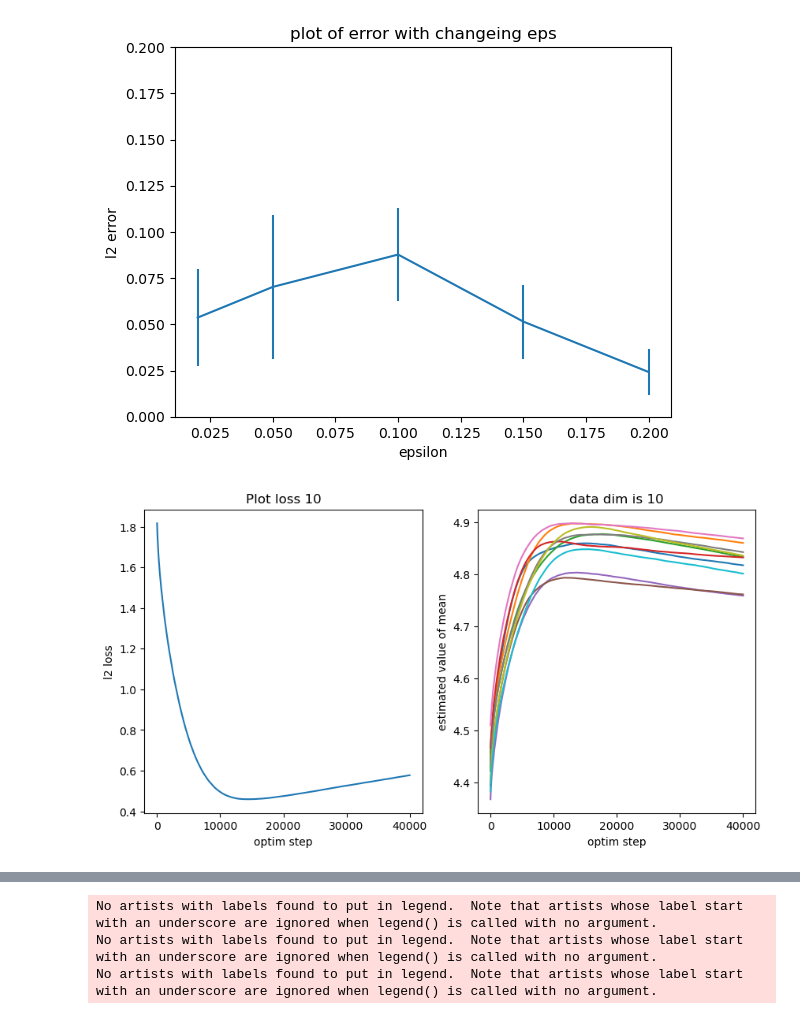
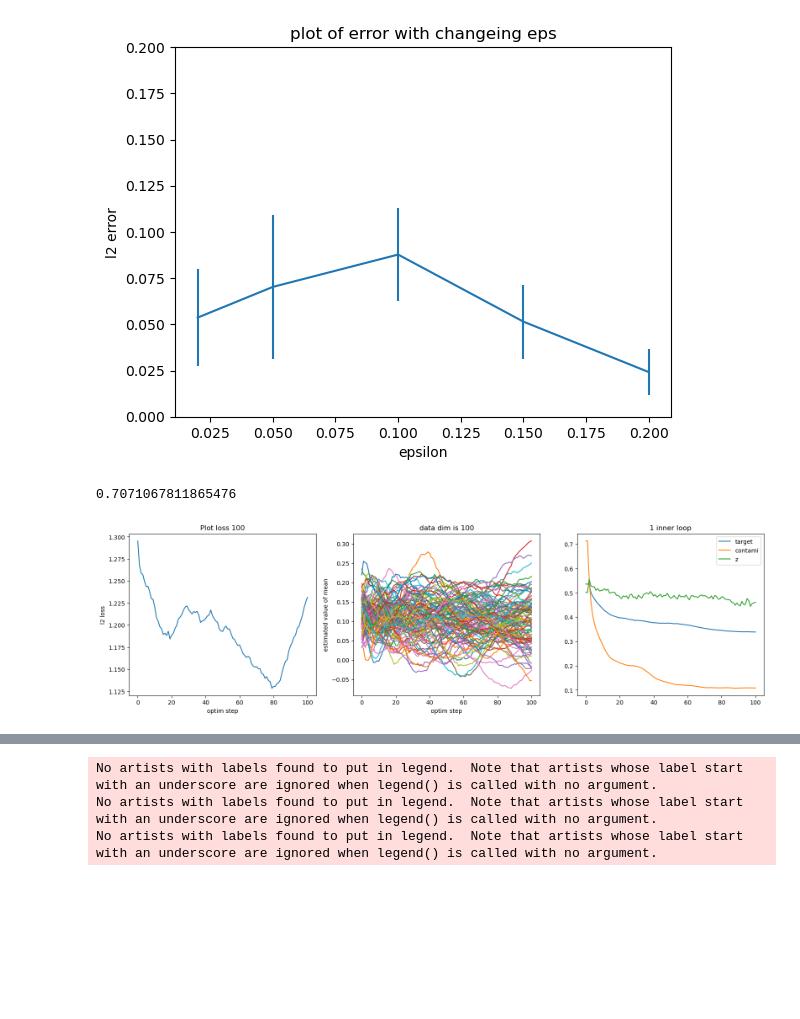
Before and after one commit to monarsan/robust-GAN, a Jupyter notebook: work/main/grad_plot.ipynb, the cells around one changed output, grey strips where cells are left out. Cells and saved outputs as stored; diff of their text form; code cells hidden in the pictures; blank space fills up the shorter version.

Commit message:
add:grad cliping, plots, script

```diff
--- a/work/main/grad_plot.ipynb
+++ b/work/main/grad_plot.ipynb
@@ -48,32 +48,51 @@ plt.title('plot of error with changeing eps')
 # %% [output]
 Text(0.5, 1.0, 'plot of error with changeing eps')
 [figure]
+# %%
+0.5 ** 0.5
+# %% [output]
+0.7071067811865476
 # %%
 # 卒論プロット用
 loss = []
 
-for i in tqdm(range(1)):
-    gan = GAN(data_dim=10, eps=0.3)
-    gan.dist_init(setting='mu', true_mean=5, out_mean=0)
+decay_par = [0.5 + i*0.1 for i in range(6)]
+
+for i in range(1):
+    gan = GAN(data_dim=100, eps=0.1)
+    gan.dist_init(setting='mu', true_mean=0, out_mean=5)
     gan.data_init(data_size=1000, mc_ratio=3)
-    gan.model_init()
-    gan.optimizer_init(lr_d=1, lr_g=0.02, decay_par=0.4,
-                       reg_d=6e-5, reg_g=5e-5, update_D_iter=1)
-    gan.fit(optim_iter=40000)
+    gan.model_init(D_init_scale=0.03)
+    lr_g = 0.005 * gan.data_dim
+    lr_g=[0.5 + i*0.1 for i in range(6)]
+    # decay_par = 0.5 ** (gan.data_size / 1000)
+    # print(lr_g, decay_par)
+    gan.optimizer_init(lr_d=1, lr_g=1, decay_par=0.3,
+                       reg_d=6e-4, reg_g=5e-5, update_D_iter=1, l_smooth=1, grad_clip=0.001)
+    gan.fit(optim_iter=100, verbose=True)
     # plt.subplots()
     loss.append(gan.score(100))
-    plt.figure(figsize=(10, 5))
-    plt.subplot(1, 2, 1)
+    plt_num = 3
+    plt.figure(figsize=(6.5 * plt_num, 5))
+    plt.subplot(1, plt_num, 1)
     plt.plot(gan.l2_loss)
     plt.xlabel('optim step')
     plt.ylabel('l2 loss')
     plt.title(f'Plot loss {gan.data_dim}')
-    plt.subplot(1, 2, 2)
+    plt.subplot(1, plt_num, 2)
+    # for mean in gan.emperical_true_mean:
+    #     plt.hlines(mean, 0, gan.optim_iter, colors='r', lw=1)
     plt.plot(np.array(gan.G_record))
     plt.xlabel('optim step')
     plt.ylabel('estimated value of mean')
     plt.title(f'data dim is {gan.data_dim}')
     # plt.legend()
+    plt.subplot(1, plt_num, 3)
+    plt.plot(gan.D_data_record, label='target')
+    plt.plot(gan.D_contami_record,label='contami')
+    plt.plot(gan.D_z_record, label='z')
+    plt.title(f'{gan.update_D_iter} inner loop')
+    plt.legend()
 loss = np.array(loss)
 # %% [output]
-[figure, old version]
+[figure, new version]
```
Also changed, not shown: parts of 3 cells of this notebook, 2 other files.
